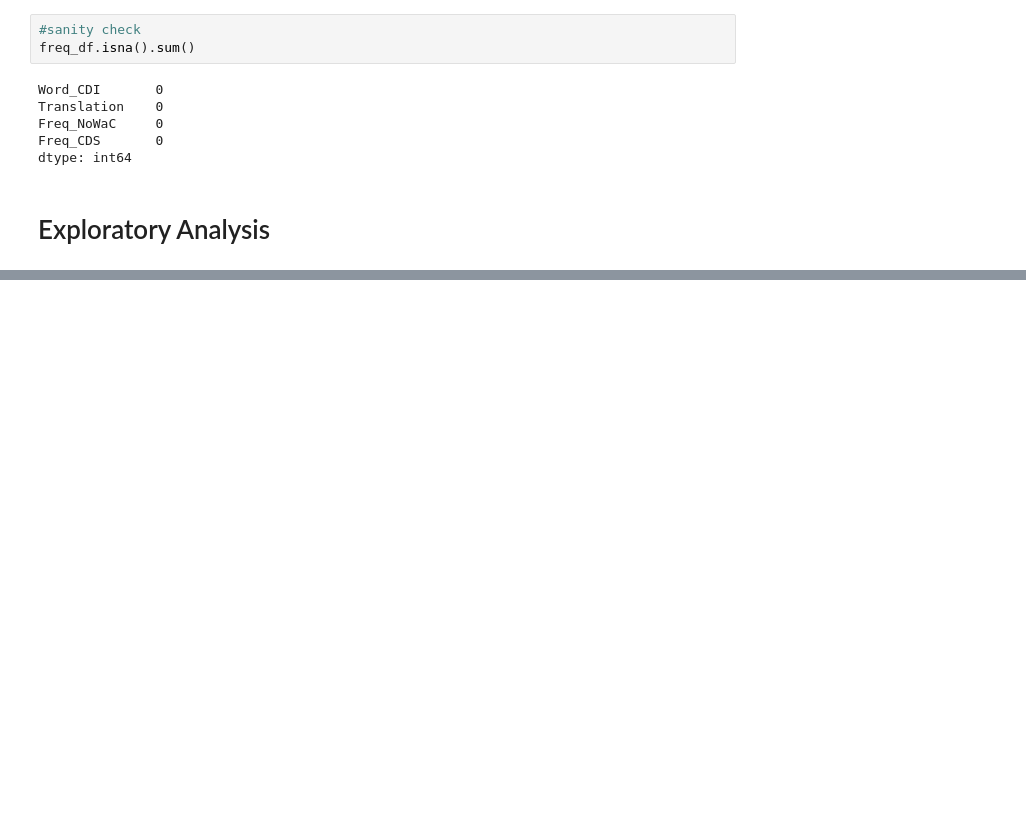
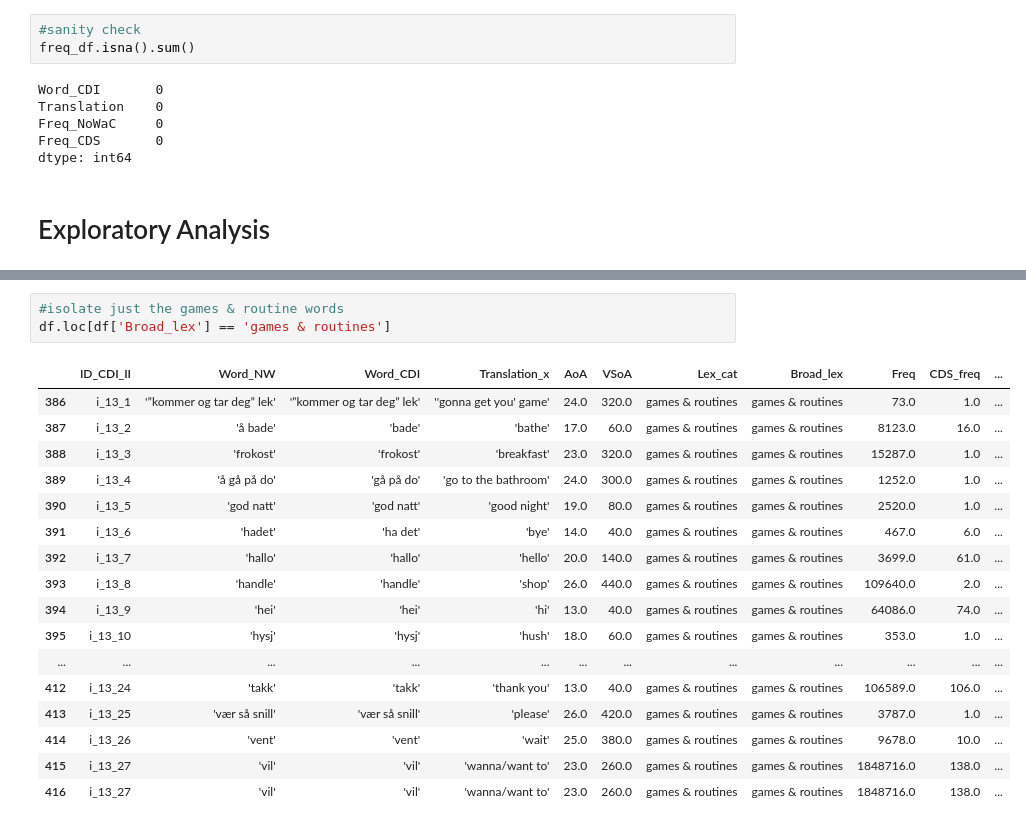
Before and after one commit to kristen770/Word-Development, a Jupyter notebook: Word-Development.ipynb, the cells around one changed output, grey strips where cells are left out. Saved outputs shown, nothing was run; the diff lists cells and outputs as text; blank space fills up the shorter version.

```diff
--- a/Word-Development.ipynb
+++ b/Word-Development.ipynb
@@ -315,0 +313,21 @@ array(['i_1_1', 'i_1_2', 'i_1_4', 'i_1_5', 'i_1_6', 'i_1_7', 'i_1_8',
+# %%
+#isolate just the games & routine words
+df.loc[df['Broad_lex'] == 'games & routines']
+# %% [output]
+|  | ID_CDI_II | Word_NW | Word_CDI | Translation_x | AoA | VSoA | Lex_cat | Broad_lex | Freq | CDS_freq | ... |
+| 386 | i_13_1 | '”kommer og tar deg” lek' | '”kommer og tar deg” lek' | ''gonna get you' game' | 24.0 | 320.0 | games & routines | games & routines | 73.0 | 1.0 | ... |
+| 387 | i_13_2 | 'å bade' | 'bade' | 'bathe' | 17.0 | 60.0 | games & routines | games & routines | 8123.0 | 16.0 | ... |
+| 388 | i_13_3 | 'frokost' | 'frokost' | 'breakfast' | 23.0 | 320.0 | games & routines | games & routines | 15287.0 | 1.0 | ... |
+| 389 | i_13_4 | 'å gå på do' | 'gå på do' | 'go to the bathroom' | 24.0 | 300.0 | games & routines | games & routines | 1252.0 | 1.0 | ... |
+| 390 | i_13_5 | 'god natt' | 'god natt' | 'good night' | 19.0 | 80.0 | games & routines | games & routines | 2520.0 | 1.0 | ... |
+| 391 | i_13_6 | 'hadet' | 'ha det' | 'bye' | 14.0 | 40.0 | games & routines | games & routines | 467.0 | 6.0 | ... |
+| 392 | i_13_7 | 'hallo' | 'hallo' | 'hello' | 20.0 | 140.0 | games & routines | games & routines | 3699.0 | 61.0 | ... |
+| 393 | i_13_8 | 'handle' | 'handle' | 'shop' | 26.0 | 440.0 | games & routines | games & routines | 109640.0 | 2.0 | ... |
+| 394 | i_13_9 | 'hei' | 'hei' | 'hi' | 13.0 | 40.0 | games & routines | games & routines | 64086.0 | 74.0 | ... |
+| 395 | i_13_10 | 'hysj' | 'hysj' | 'hush' | 18.0 | 60.0 | games & routines | games & routines | 353.0 | 1.0 | ... |
+| ... | ... | ... | ... | ... | ... | ... | ... | ... | ... | ... | ... |
+| 412 | i_13_24 | 'takk' | 'takk' | 'thank you' | 13.0 | 40.0 | games & routines | games & routines | 106589.0 | 106.0 | ... |
+| 413 | i_13_25 | 'vær så snill' | 'vær så snill' | 'please' | 26.0 | 420.0 | games & routines | games & routines | 3787.0 | 1.0 | ... |
+| 414 | i_13_26 | 'vent' | 'vent' | 'wait' | 25.0 | 380.0 | games & routines | games & routines | 9678.0 | 10.0 | ... |
+| 415 | i_13_27 | 'vil' | 'vil' | 'wanna/want to' | 23.0 | 260.0 | games & routines | games & routines | 1848716.0 | 138.0 | ... |
+| 416 | i_13_27 | 'vil' | 'vil' | 'wanna/want to' | 23.0 | 260.0 | games & routines | games & routines | 1848716.0 | 138.0 | ... |
```
Also changed, not shown: parts of 26 cells of this notebook.
